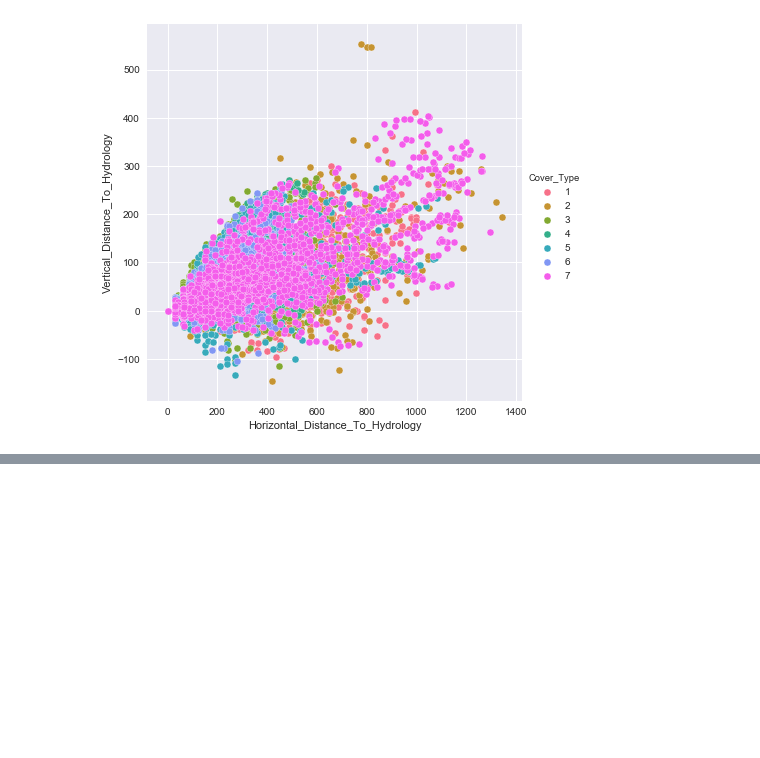
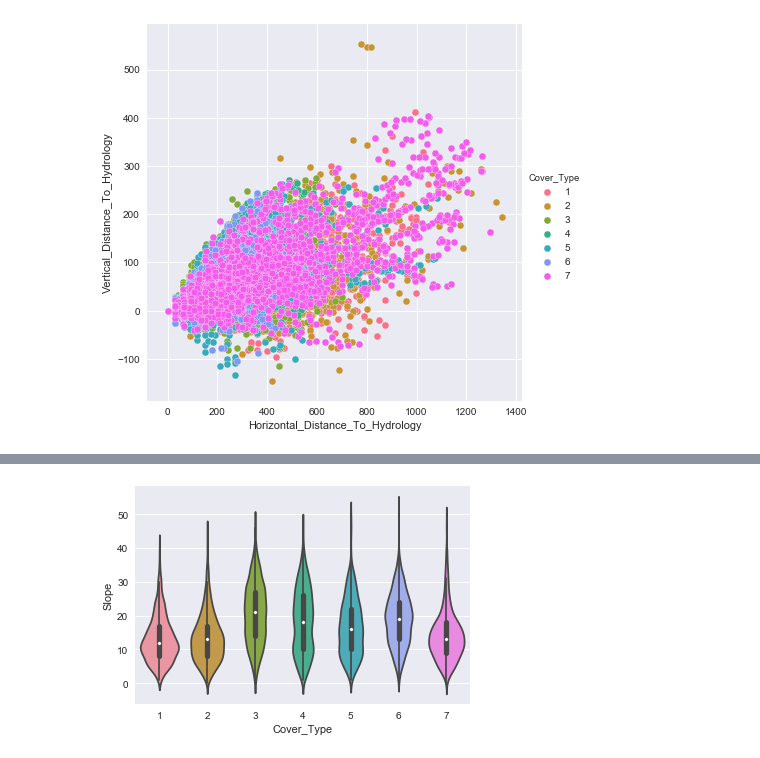
Before and after one commit to zachday1/207_forest_cover, a Jupyter notebook: zyu_EDA_v2.ipynb, the cells around one changed output, grey strips where cells are left out. Cells and saved outputs as stored; diff of their text form; code cells hidden in the pictures; blank space fills up the shorter version.

```diff
--- a/zyu_EDA_v2.ipynb
+++ b/zyu_EDA_v2.ipynb
@@ -262,0 +289,5 @@ plt.show()
+# %%
+sns.violinplot(data=df_train, x='Cover_Type', y='Slope')
+plt.show()
+# %% [output]
+[figure, added]
```
Also changed, not shown: parts of 20 cells of this notebook.
